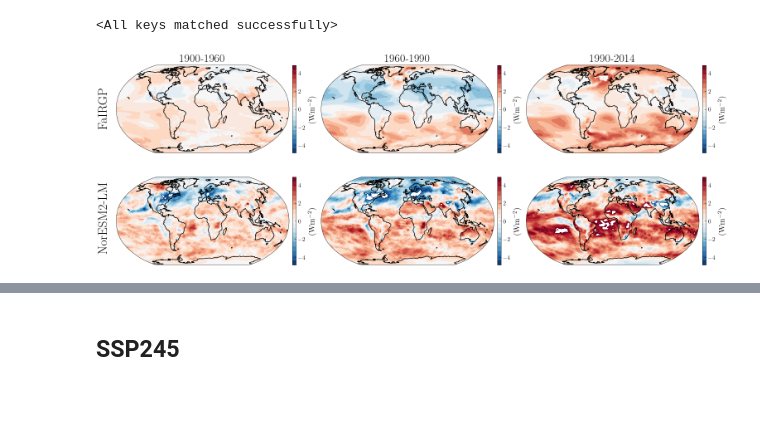
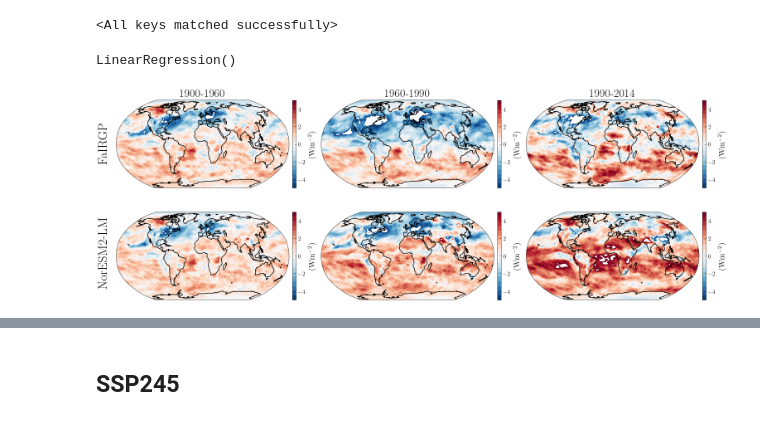
Before and after one commit to shahineb/FaIRGP, a Jupyter notebook: notebooks/forcing-posterior-spatial-paper-plots.ipynb, the cells around one changed output, grey strips where cells are left out. Drawn from its saved outputs; the diff is of its cells as text; code cells hidden in the pictures.

```diff
--- a/notebooks/forcing-posterior-spatial-paper-plots.ipynb
+++ b/notebooks/forcing-posterior-spatial-paper-plots.ipynb
@@ -53,35 +55,44 @@ xr_posterior_F = encapsulate(posterior_F)
 xr_forcing = xr.open_dataarray('../data/forcing.nc')
 weights = np.cos(np.deg2rad(xr_forcing.lat))
 xr_forcing_glob = xr_forcing.weighted(weights).mean(['lat', 'lon'])
-groundtruth_historical_forcing = torch.from_numpy(xr_forcing_glob.values).float()
+pattern_scaling = LinearRegression()
+pattern_scaling.fit(xr_forcing_glob.sel(year=slice(1900, 1960)).values[:, None],
+                    xr_forcing.sel(year=slice(1900, 1960)).values.reshape(61, -1))
+# %% [output]
+LinearRegression()
+# %%
+mean_fair_forcing = model._compute_forcing_mean(test_scenarios)[:, None]
+mean_fair_spatial_forcing = pattern_scaling.predict(mean_fair_forcing).reshape(-1, 96, 144)
+foo = posterior_F - mean_fair_forcing.reshape(-1, 1, 1) + mean_fair_spatial_forcing
+xr_posterior_F = encapsulate(foo)
 # %%
 years = [(1900, 1960), (1960, 1990), (1990, 2014)]
 
 ncol = len(years)
-vmax = posterior_F.max() + 0.1
+vmax = 5
 
 fig, ax = plt.subplots(2, ncol, figsize=(ncol * 5, 2 * 3), subplot_kw={'projection': ccrs.Robinson()})
 
 for i in range(ncol):
     start, end = years[i]
     time_slice = slice(start, end)
 
     _, __, cbar = vis.plot_contourf_on_ax(xr_posterior_F.sel(time=time_slice).mean(dim='time'),
                                           fig, ax[0, i], colorbar=True, vmax=vmax)
     cbar.set_label(r'(Wm$^{-2}$)', fontsize=14)
     cbar.set_ticks([-4, -2, 0, 2, 4])
 
     _, __, cbar = vis.plot_contourf_on_ax(xr_forcing.sel(year=time_slice).mean(dim='year'),
                                           fig, ax[1, i], colorbar=True, vmax=vmax)
     cbar.set_label(r'(Wm$^{-2}$)', fontsize=14)
     cbar.set_ticks([-4, -2, 0, 2, 4])
     ax[0, i].set_title(f'{start}-{end}', fontsize=20)
 
 fig.text(-0.01, 0.72, 'FaIRGP', ha='center', va='center', rotation='vertical', fontsize=22)
 fig.text(-0.01, 0.28, 'NorESM2-LM', ha='center', va='center', rotation='vertical', fontsize=22)
 
 plt.tight_layout()
-plt.savefig('./figures/comparison-spatial-forcing-posterior-paper-figure.png', dpi=200)
+# plt.savefig('./figures/comparison-spatial-forcing-posterior-paper-figure.png', dpi=200)
 plt.show()
 # %% [output]
-[figure, old version]
+[figure, new version]
```
Also changed, not shown: parts of 6 cells of this notebook, 22 other files.
